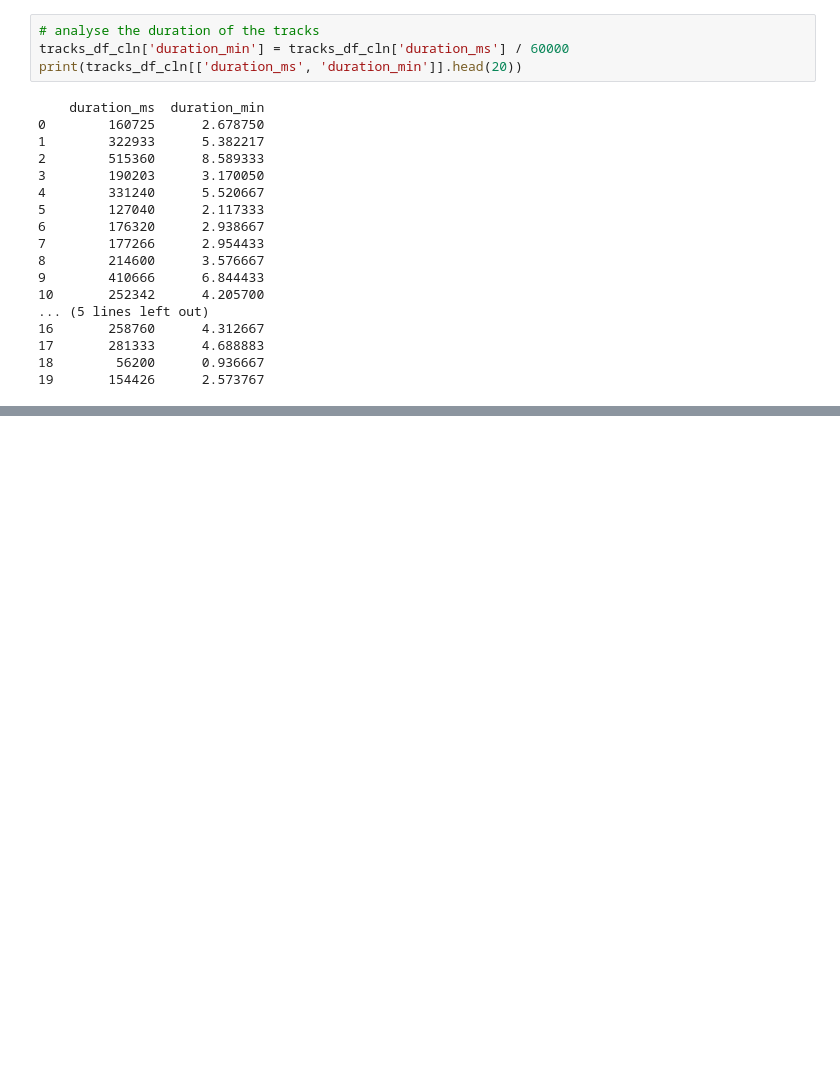
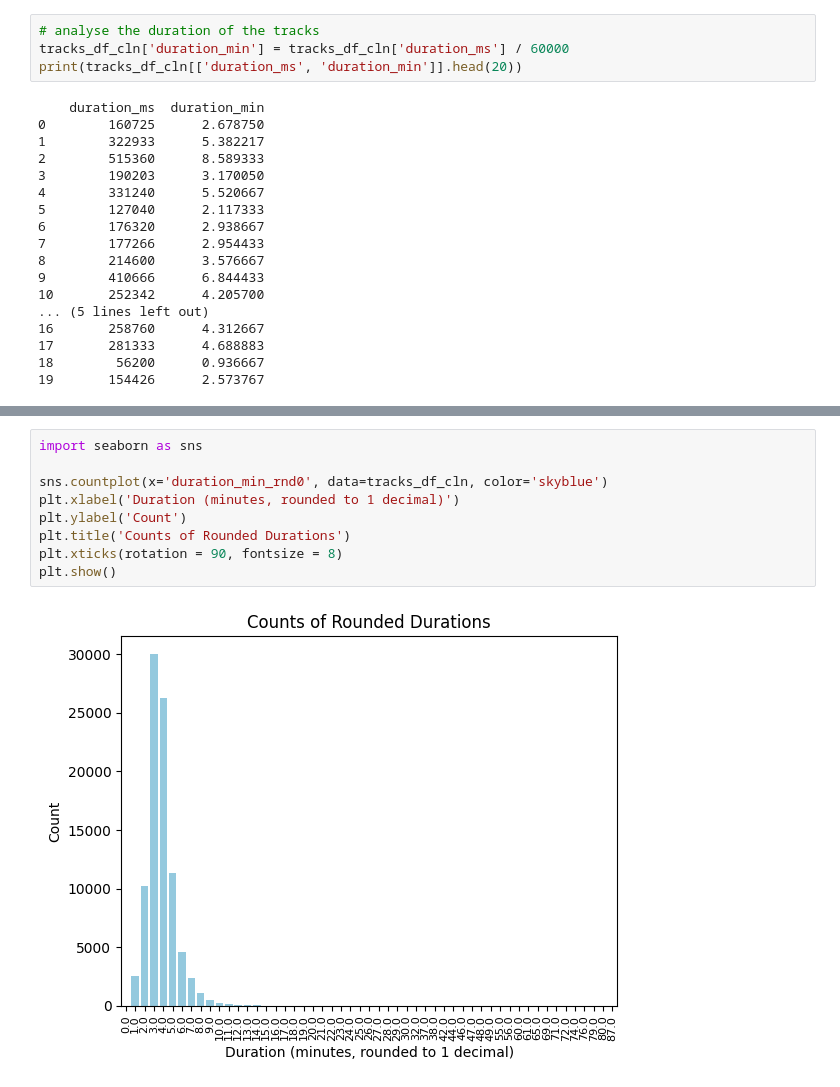
Before and after one commit to cathaldunne11/spotify_tracks, a Jupyter notebook: exploratory2.ipynb, the cells around one changed output, grey strips where cells are left out. Cells and saved outputs as stored; diff of their text form; blank space fills up the shorter version.

```diff
--- a/exploratory2.ipynb
+++ b/exploratory2.ipynb
@@ -458,0 +494,11 @@ print(tracks_df_cln[['duration_ms', 'duration_min']].head(20))
+# %%
+import seaborn as sns
+
+sns.countplot(x='duration_min_rnd0', data=tracks_df_cln, color='skyblue')
+plt.xlabel('Duration (minutes, rounded to 1 decimal)')
+plt.ylabel('Count')
+plt.title('Counts of Rounded Durations')
+plt.xticks(rotation = 90, fontsize = 8)
+plt.show()
+# %% [output]
+[figure, added]
```
Also changed, not shown: parts of 34 cells of this notebook, 3 other files.
